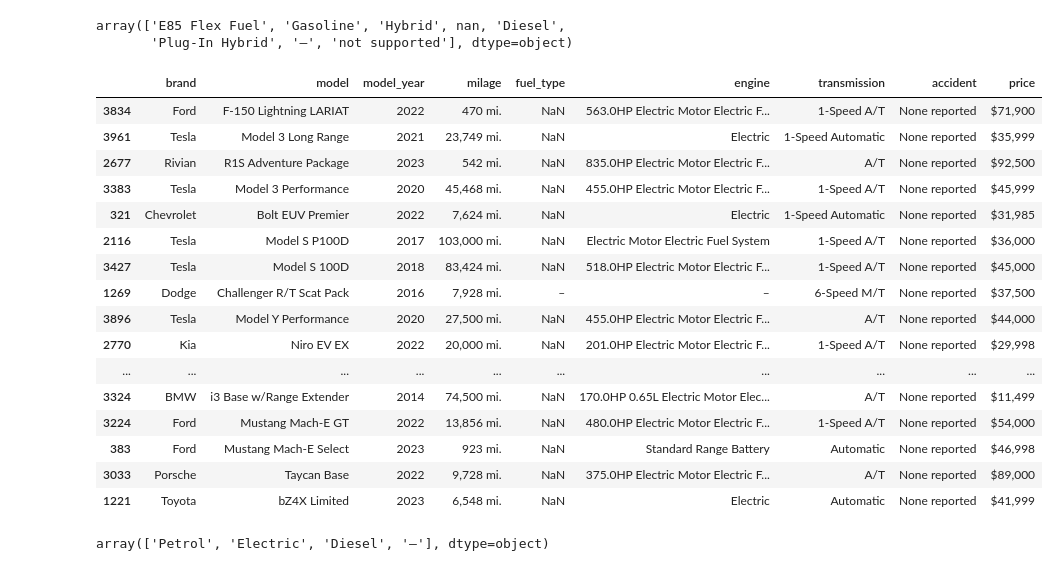
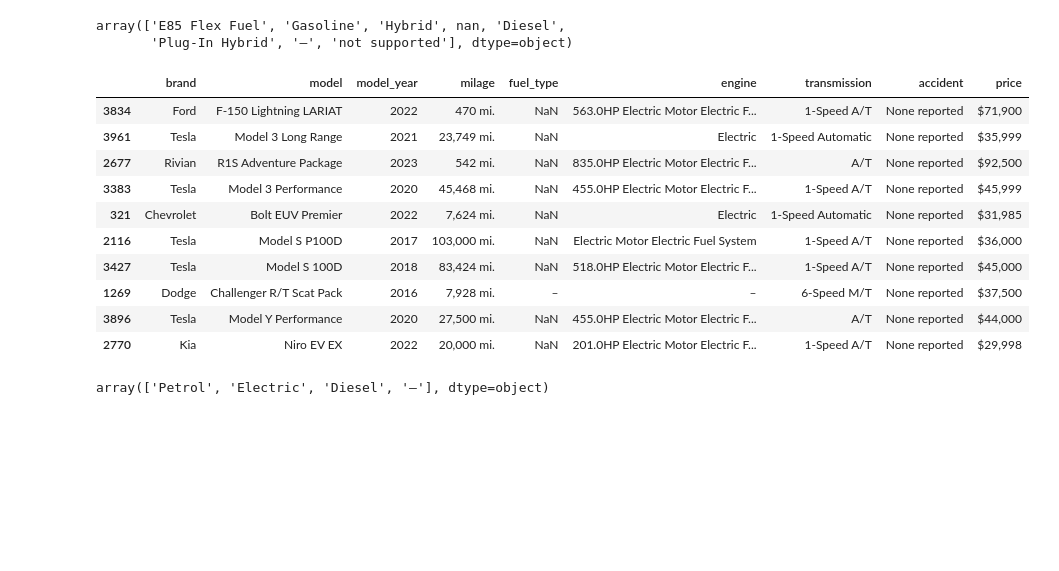
Before and after one commit to Mike101lab/car-price-prediction, a Jupyter notebook: Project notebook.ipynb, the cells around one changed output. Saved outputs shown, nothing was run; the diff lists cells and outputs as text; code cells hidden in the pictures; blank space fills up the shorter version.

```diff
--- a/Project notebook.ipynb
+++ b/Project notebook.ipynb
@@ -213,27 +213,21 @@ df['fuel_type'] = df['fuel_type'].replace({
 # %%
 # Filter rows with problematic fuel_type values
 problematic_fuel = df[df['fuel_type'].isin(['–', 'not supported']) | df['fuel_type'].isna()]
 
 # Display 30 random samples from the filtered rows
-problematic_fuel.sample(n=20, random_state=42)
+problematic_fuel.sample(n=10, random_state=42)
 # %% [output]
 |  | brand | model | model_year | milage | fuel_type | engine | transmission | accident | price |
 | 3834 | Ford | F-150 Lightning LARIAT | 2022 | 470 mi. | NaN | 563.0HP Electric Motor Electric F... | 1-Speed A/T | None reported | $71,900 |
 | 3961 | Tesla | Model 3 Long Range | 2021 | 23,749 mi. | NaN | Electric | 1-Speed Automatic | None reported | $35,999 |
 | 2677 | Rivian | R1S Adventure Package | 2023 | 542 mi. | NaN | 835.0HP Electric Motor Electric F... | A/T | None reported | $92,500 |
 | 3383 | Tesla | Model 3 Performance | 2020 | 45,468 mi. | NaN | 455.0HP Electric Motor Electric F... | 1-Speed A/T | None reported | $45,999 |
 | 321 | Chevrolet | Bolt EUV Premier | 2022 | 7,624 mi. | NaN | Electric | 1-Speed Automatic | None reported | $31,985 |
 | 2116 | Tesla | Model S P100D | 2017 | 103,000 mi. | NaN | Electric Motor Electric Fuel System | 1-Speed A/T | None reported | $36,000 |
 | 3427 | Tesla | Model S 100D | 2018 | 83,424 mi. | NaN | 518.0HP Electric Motor Electric F... | 1-Speed A/T | None reported | $45,000 |
 | 1269 | Dodge | Challenger R/T Scat Pack | 2016 | 7,928 mi. | – | – | 6-Speed M/T | None reported | $37,500 |
 | 3896 | Tesla | Model Y Performance | 2020 | 27,500 mi. | NaN | 455.0HP Electric Motor Electric F... | A/T | None reported | $44,000 |
 | 2770 | Kia | Niro EV EX | 2022 | 20,000 mi. | NaN | 201.0HP Electric Motor Electric F... | 1-Speed A/T | None reported | $29,998 |
-| ... | ... | ... | ... | ... | ... | ... | ... | ... | ... |
-| 3324 | BMW | i3 Base w/Range Extender | 2014 | 74,500 mi. | NaN | 170.0HP 0.65L Electric Motor Elec... | A/T | None reported | $11,499 |
-| 3224 | Ford | Mustang Mach-E GT | 2022 | 13,856 mi. | NaN | 480.0HP Electric Motor Electric F... | 1-Speed A/T | None reported | $54,000 |
-| 383 | Ford | Mustang Mach-E Select | 2023 | 923 mi. | NaN | Standard Range Battery | Automatic | None reported | $46,998 |
-| 3033 | Porsche | Taycan Base | 2022 | 9,728 mi. | NaN | 375.0HP Electric Motor Electric F... | A/T | None reported | $89,000 |
-| 1221 | Toyota | bZ4X Limited | 2023 | 6,548 mi. | NaN | Electric | Automatic | None reported | $41,999 |
 # %%
 # Define keywords that indicate electric vehicles
 electric_keywords = ['Electric', 'Battery', 'Standard', 'kW']
```
Also changed, not shown: parts of 60 cells of this notebook.
